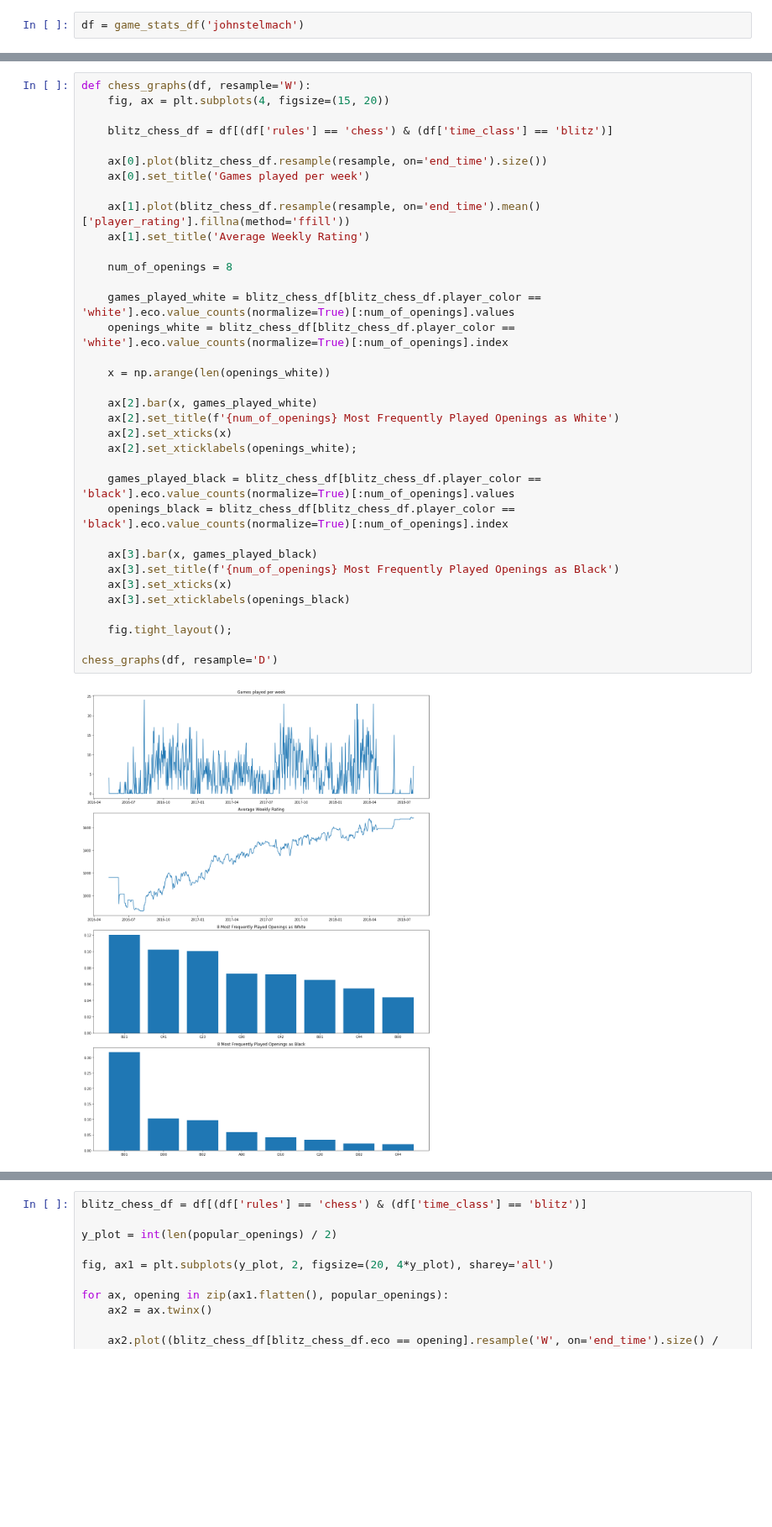
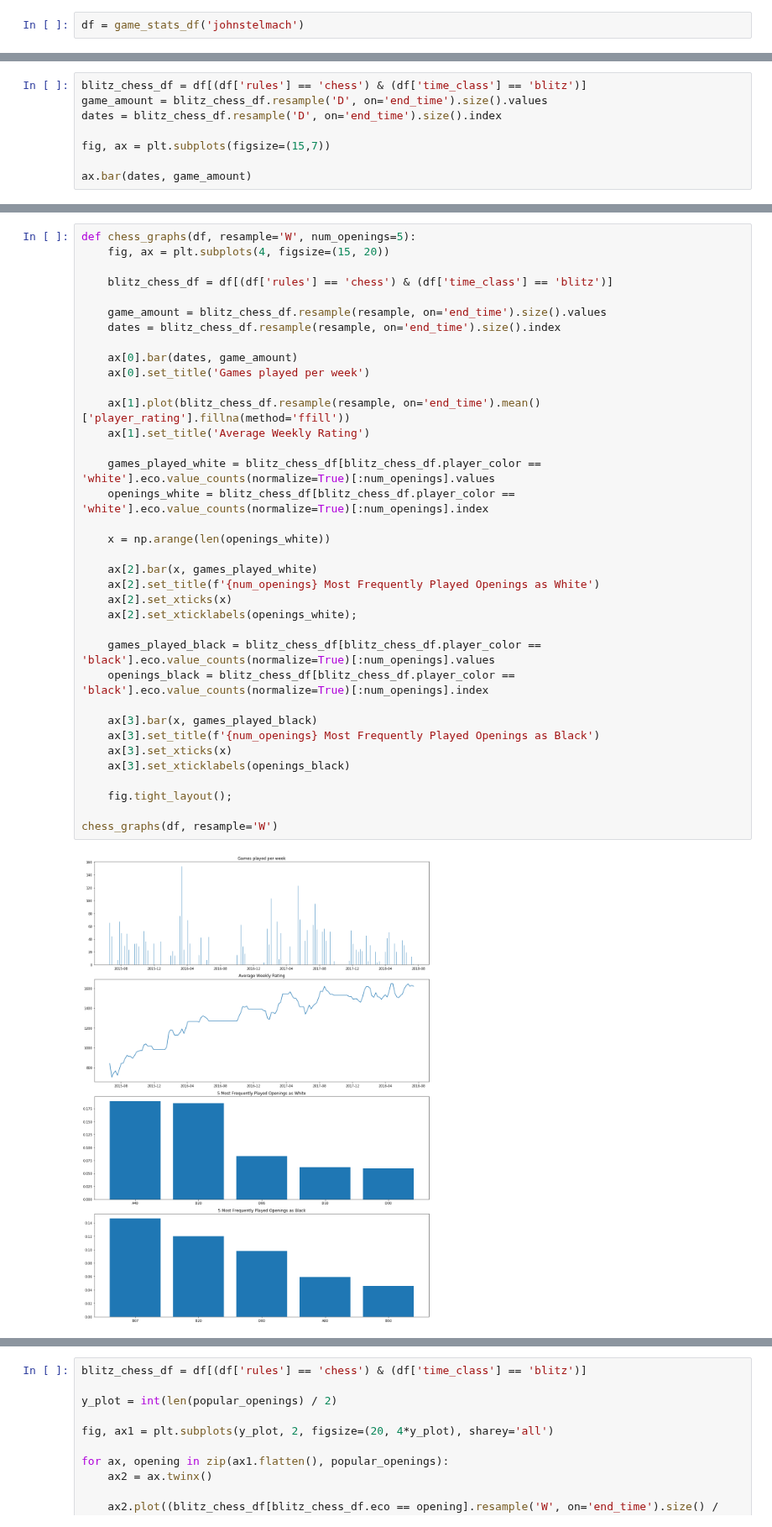
Before and after one commit to Bmcgarry194/ChessStyle, a Jupyter notebook: src/player_stats.ipynb, the cells around one changed output, grey strips where cells are left out. Shown at 84% size. Saved outputs shown, nothing was run; the diff lists cells and outputs as text; blank space fills up the shorter version.

```diff
--- a/src/player_stats.ipynb
+++ b/src/player_stats.ipynb
@@ -262,0 +115,8 @@ df.head()
+# %%
+blitz_chess_df = df[(df['rules'] == 'chess') & (df['time_class'] == 'blitz')]
+game_amount = blitz_chess_df.resample('D', on='end_time').size().values
+dates = blitz_chess_df.resample('D', on='end_time').size().index
+
+fig, ax = plt.subplots(figsize=(15,7))
+
+ax.bar(dates, game_amount)
@@ -263,40 +130,41 @@ df.head()
 # %%
-def chess_graphs(df, resample='W'):
+def chess_graphs(df, resample='W', num_openings=5):
     fig, ax = plt.subplots(4, figsize=(15, 20))
 
     blitz_chess_df = df[(df['rules'] == 'chess') & (df['time_class'] == 'blitz')]
 
-    ax[0].plot(blitz_chess_df.resample(resample, on='end_time').size())
+    game_amount = blitz_chess_df.resample(resample, on='end_time').size().values
+    dates = blitz_chess_df.resample(resample, on='end_time').size().index
+
+    ax[0].bar(dates, game_amount)
     ax[0].set_title('Games played per week')
 
     ax[1].plot(blitz_chess_df.resample(resample, on='end_time').mean()['player_rating'].fillna(method='ffill'))
     ax[1].set_title('Average Weekly Rating')
 
-    num_of_openings = 8
-
-    games_played_white = blitz_chess_df[blitz_chess_df.player_color == 'white'].eco.value_counts(normalize=True)[:num_of_openings].values
-    openings_white = blitz_chess_df[blitz_chess_df.player_color == 'white'].eco.value_counts(normalize=True)[:num_of_openings].index
+    games_played_white = blitz_chess_df[blitz_chess_df.player_color == 'white'].eco.value_counts(normalize=True)[:num_openings].values
+    openings_white = blitz_chess_df[blitz_chess_df.player_color == 'white'].eco.value_counts(normalize=True)[:num_openings].index
 
     x = np.arange(len(openings_white))
 
     ax[2].bar(x, games_played_white)
-    ax[2].set_title(f'{num_of_openings} Most Frequently Played Openings as White')
+    ax[2].set_title(f'{num_openings} Most Frequently Played Openings as White')
     ax[2].set_xticks(x)
     ax[2].set_xticklabels(openings_white);
 
-    games_played_black = blitz_chess_df[blitz_chess_df.player_color == 'black'].eco.value_counts(normalize=True)[:num_of_openings].values
-    openings_black = blitz_chess_df[blitz_chess_df.player_color == 'black'].eco.value_counts(normalize=True)[:num_of_openings].index
+    games_played_black = blitz_chess_df[blitz_chess_df.player_color == 'black'].eco.value_counts(normalize=True)[:num_openings].values
+    openings_black = blitz_chess_df[blitz_chess_df.player_color == 'black'].eco.value_counts(normalize=True)[:num_openings].index
 
     ax[3].bar(x, games_played_black)
-    ax[3].set_title(f'{num_of_openings} Most Frequently Played Openings as Black')
+    ax[3].set_title(f'{num_openings} Most Frequently Played Openings as Black')
     ax[3].set_xticks(x)
     ax[3].set_xticklabels(openings_black)
 
     fig.tight_layout();
 
-chess_graphs(df, resample='D')
+chess_graphs(df, resample='W')
 # %% [output]
-[figure, old version]
+[figure, new version]
 # %%
 def openings(df, color='both', min_games=0.03, resample='W'):
     '''Return a graph of elo on the right x axis and frequency of openings played on the left axis over time (weeks)
```
Also changed, not shown: parts of 12 cells of this notebook, 3 other files.
